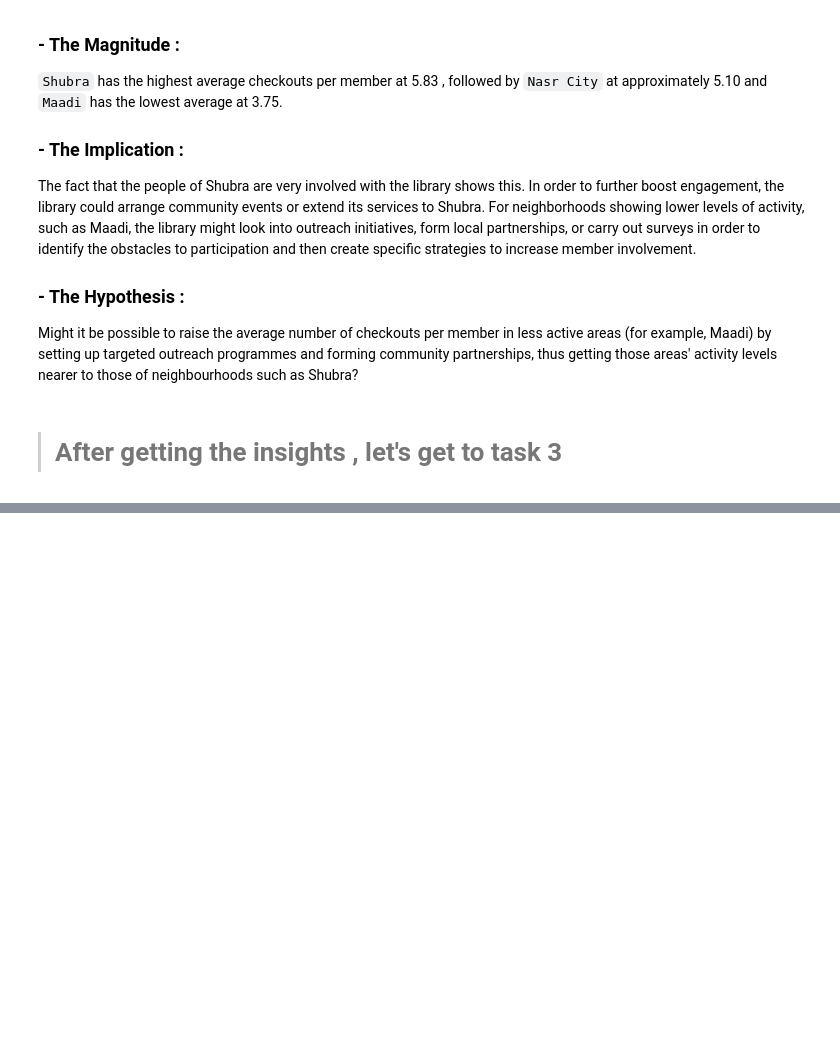
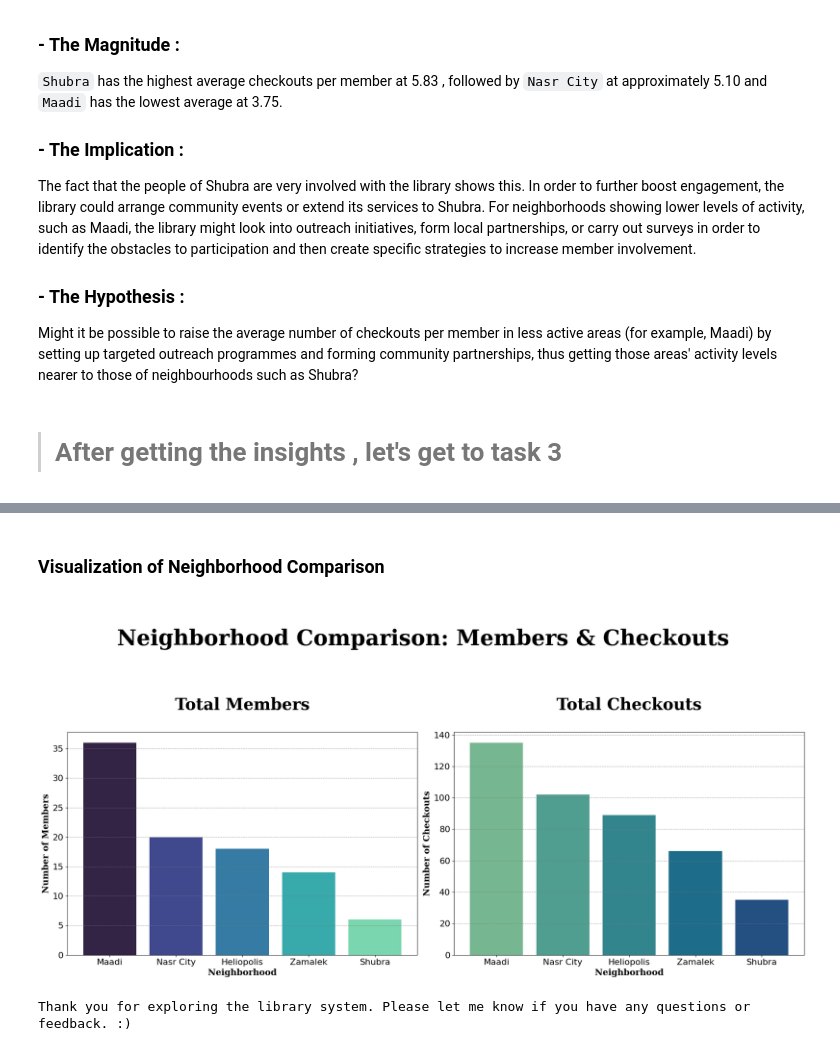
Before and after one commit to rghdzarad/31109170100123_Library, a Jupyter notebook: 31109170100123_Library_project_notebook.ipynb, the cells around one changed output, grey strips where cells are left out. Cells and saved outputs as stored; diff of their text form; code cells hidden in the pictures; blank space fills up the shorter version.

Commit message:
Finished Task 3 (coding and exploring)

```diff
--- a/31109170100123_Library_project_notebook.ipynb
+++ b/31109170100123_Library_project_notebook.ipynb
@@ -1414,0 +1453,19 @@ Might it be possible to raise the average number of checkouts per member in less
+# %%
+# comparing the neighborhoods the program serves against each other according to 2 numbers : how many members it has, and how many checkuts bolong to
+
+print("Comparing betwee the neighbourhoods............")
+time.sleep(2) # sleep for 1 second
+# grouing and aggregation
+neighborhood_comparing_members_checkouts = cleaned_df_fairness.groupby("neighborhood").agg(
+    total_members=("member_id", "nunique"),
+    total_checkouts=("checkout_id", "count")
+)
+
+# sorting the table in descending order accrding to the total_checkouts
+neighborhood_comparing_members_checkouts = neighborhood_comparing_members_checkouts.sort_values(by="total_checkouts", ascending=False)
+
+print("The process was completed successfully :)") # success message
+print()
+# printing the result
+print("The result of the comparison :")
+print(neighborhood_comparing_members_checkouts)
@@ -1414,0 +1484,47 @@ Might it be possible to raise the average number of checkouts per member in less
+# %% [markdown]
+### Visualization of Neighborhood Comparison
+# %%
+# visualizing the comparision between the neighbourhoods
+# creating 2 subplots
+fig , axes = plt.subplots(nrows = 1 , ncols = 2 , figsize = (20 , 10))
+# the used seaborn palettes
+comarision_seaborn_palette1 = sns.color_palette("mako", n_colors = len(neighborhood_comparing_members_checkouts))
+comarision_seaborn_palette2 = sns.color_palette("crest" , n_colors = len(neighborhood_comparing_members_checkouts))
+
+# the 1st chart
+axes[0].bar(neighborhood_comparing_members_checkouts.index ,
+            neighborhood_comparing_members_checkouts["total_members"] ,
+            color = comarision_seaborn_palette1)
+axes[0].set_title("\nTotal Members\n" , fontfamily = "serif" , fontweight = "bold" , fontsize = 30) # the title
+axes[0].set_ylabel("Number of Members" , fontsize = 16, fontweight = "bold" , fontfamily = "serif") # the y-label
+axes[0].set_xlabel("Neighborhood" ,  fontsize = 16, fontweight = "bold" , fontfamily = "serif") # the x-label
+axes[0].tick_params(axis='y', labelsize=16)# y-axis control
+axes[0].tick_params(axis='x', labelsize=16, labelrotation=0, labelbottom=True) # x-axis control
+axes[0].grid(True , linestyle = "--" , alpha = 0.7 , color = "grey")# the grid
+axes[0].xaxis.grid(False) # Remove vertical gridlines for a cleaner look
+
+
+# the 2nd chart
+axes[1].bar(neighborhood_comparing_members_checkouts.index ,
+            neighborhood_comparing_members_checkouts["total_checkouts"] ,
+            color = comarision_seaborn_palette2)
+axes[1].set_title("\nTotal Checkouts\n" ,fontfamily = "serif" , fontweight = "bold" , fontsize = 30)# the title
+axes[1].set_ylabel("Number of Checkouts" , fontsize = 16, fontweight = "bold" , fontfamily = "serif") # the y-label
+axes[1].set_xlabel("Neighborhood" ,  fontsize = 16, fontweight = "bold" , fontfamily = "serif") # the x-label
+axes[1].tick_params(axis='y', labelsize=16)# y-axis control
+axes[1].tick_params(axis='x', labelsize=16, labelrotation=0, labelbottom=True) #  x-axis control
+axes[1].grid(True , linestyle = "--" , alpha = 0.7 , color = "grey") # the grids
+axes[1].xaxis.grid(False) # Remove vertical gridlines for cleaner look
+
+# the main heading (title) for the figure not thye two axes
+fig.suptitle("\nNeighborhood Comparison: Members & Checkouts\n", fontsize=40, fontweight="bold", fontfamily="serif")
+
+plt.tight_layout()
+plt.show()
+# %% [output]
+[figure, added]
+# %%
+time.sleep(1)
+print("Thank you for exploring the library system. Please let me know if you have any questions or feedback. :) ")
+# %% [output]
+Thank you for exploring the library system. Please let me know if you have any questions or feedback. :)
```
Also changed, not shown: parts of 11 cells of this notebook.
